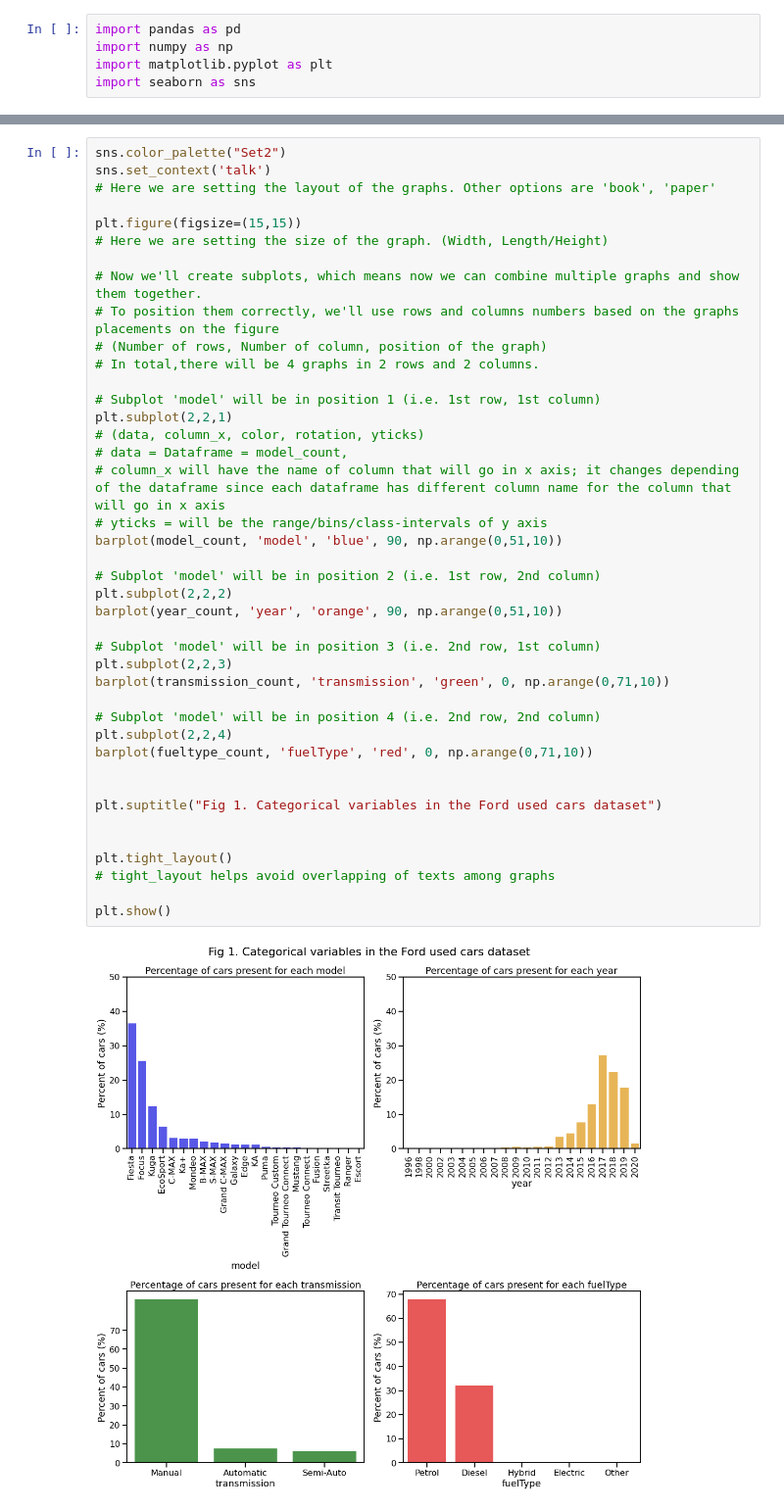
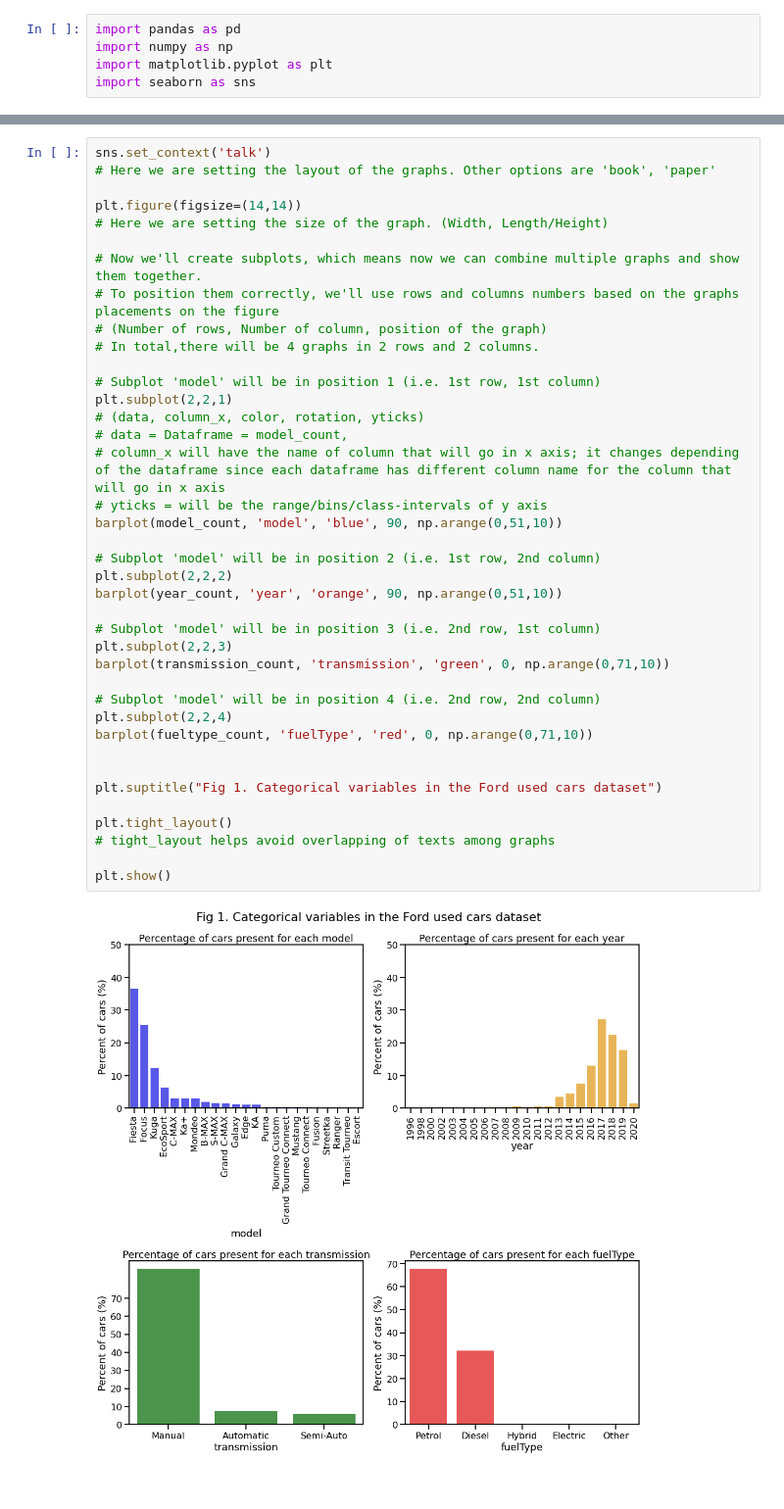
Before and after one commit to nuzhat-masud/ford_used_cars_analysis, a Jupyter notebook: ford_used_cars_EDA.ipynb, the cells around one changed output, grey strips where cells are left out. Shown at 98% size. Drawn from its saved outputs; the diff is of its cells as text.

```diff
--- a/ford_used_cars_EDA.ipynb
+++ b/ford_used_cars_EDA.ipynb
@@ -77,9 +135,8 @@ def barplot(data, column_x, color, rotation, yticks):
 # %%
-sns.color_palette("Set2")
 sns.set_context('talk')
 # Here we are setting the layout of the graphs. Other options are 'book', 'paper'
 
-plt.figure(figsize=(15,15))
+plt.figure(figsize=(14,14))
 # Here we are setting the size of the graph. (Width, Length/Height)
 
 # Now we'll create subplots, which means now we can combine multiple graphs and show them together.
@@ -88,33 +145,32 @@ plt.figure(figsize=(15,15))
 # In total,there will be 4 graphs in 2 rows and 2 columns.
 
 # Subplot 'model' will be in position 1 (i.e. 1st row, 1st column)
 plt.subplot(2,2,1)
 # (data, column_x, color, rotation, yticks)
 # data = Dataframe = model_count,
 # column_x will have the name of column that will go in x axis; it changes depending of the dataframe since each dataframe has different column name for the column that will go in x axis
 # yticks = will be the range/bins/class-intervals of y axis
 barplot(model_count, 'model', 'blue', 90, np.arange(0,51,10))
 
 # Subplot 'model' will be in position 2 (i.e. 1st row, 2nd column)
 plt.subplot(2,2,2)
 barplot(year_count, 'year', 'orange', 90, np.arange(0,51,10))
 
 # Subplot 'model' will be in position 3 (i.e. 2nd row, 1st column)
 plt.subplot(2,2,3)
 barplot(transmission_count, 'transmission', 'green', 0, np.arange(0,71,10))
 
 # Subplot 'model' will be in position 4 (i.e. 2nd row, 2nd column)
 plt.subplot(2,2,4)
 barplot(fueltype_count, 'fuelType', 'red', 0, np.arange(0,71,10))
 
 
 plt.suptitle("Fig 1. Categorical variables in the Ford used cars dataset")
 
-
 plt.tight_layout()
 # tight_layout helps avoid overlapping of texts among graphs
 
 plt.show()
 # %% [output]
-[figure, old version]
+[figure, new version]
 # %% [markdown]
```
Also changed, not shown: parts of 41 cells of this notebook.
